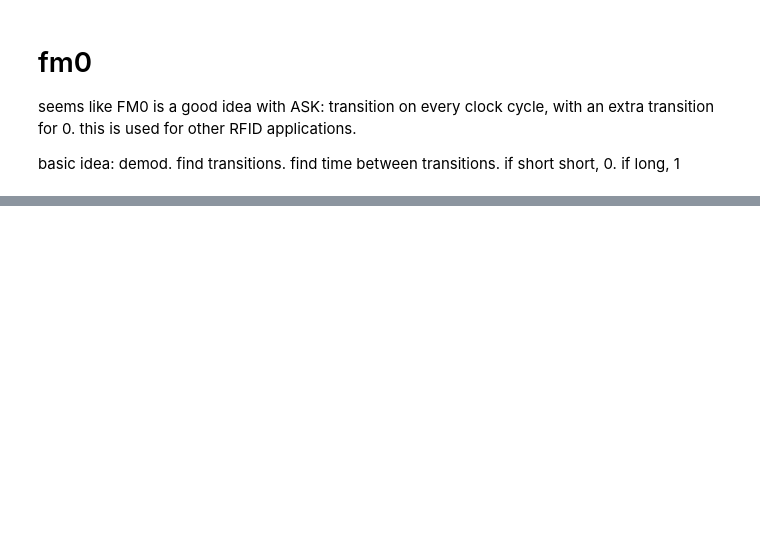
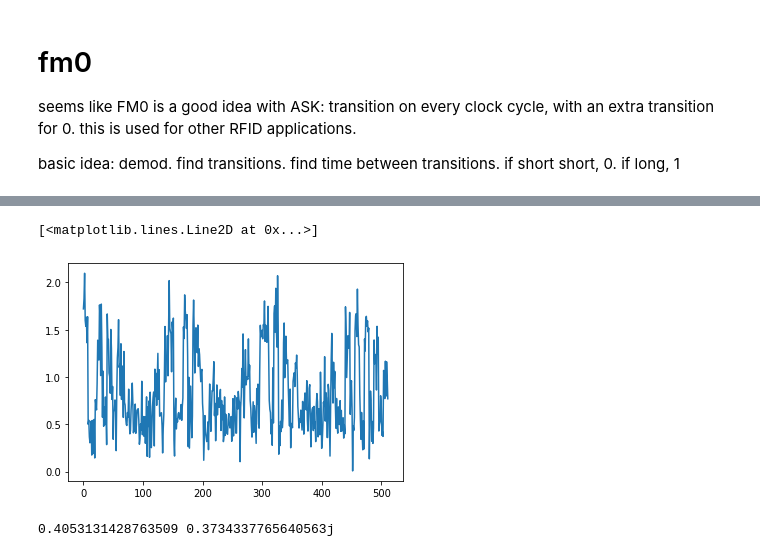
Before and after one commit to elimbaum/backscatter-capstone, a Jupyter notebook: processing/fm0/fm0 sim.ipynb, the cells around one changed output, grey strips where cells are left out. Cells and saved outputs as stored; diff of their text form; code cells hidden in the pictures; blank space fills up the shorter version.

```diff
--- a/processing/fm0/fm0 sim.ipynb
+++ b/processing/fm0/fm0 sim.ipynb
@@ -40,0 +79,19 @@ plt.vlines(4 * 2 * np.arange(n_symb), -1, 1, linestyle='dotted', color='red')
+# %%
+rx_mag = np.abs(r)
+# %%
+plt.plot(rx_mag)
+# %% [output]
+[<matplotlib.lines.Line2D at 0x...>]
+[figure, added]
+# %%
+# remove fixed IQ offset
+i_off = np.mean(np.real(r))
+q_off = 1j*np.mean(np.imag(r))
+
+print(i_off, q_off)
+
+r_corr = r - i_off - q_off
+
+rx_mag = np.abs(r_corr)
+# %% [output]
+0.4053131428763509 0.3734337765640563j
```
Also changed, not shown: parts of 17 cells of this notebook.
